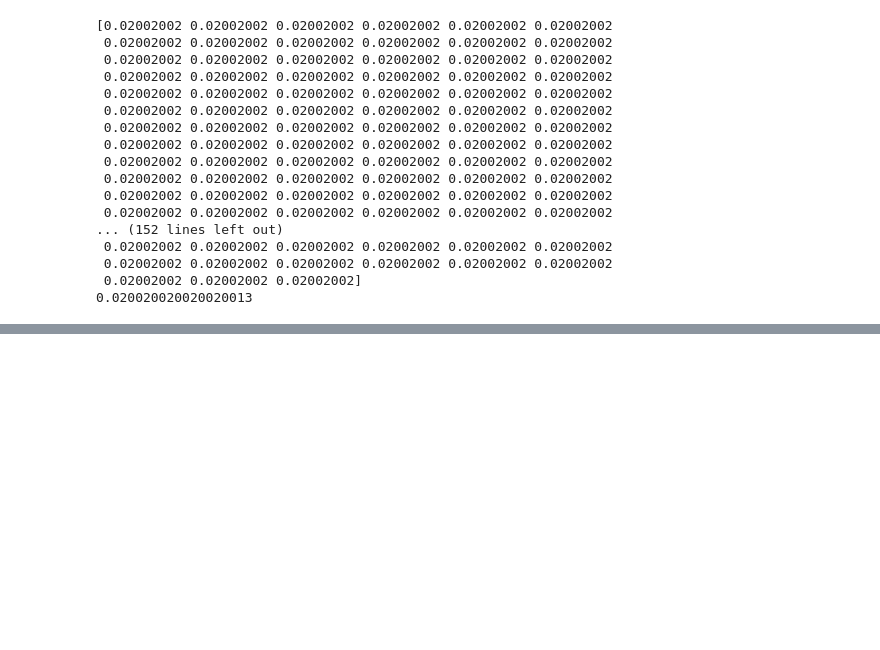
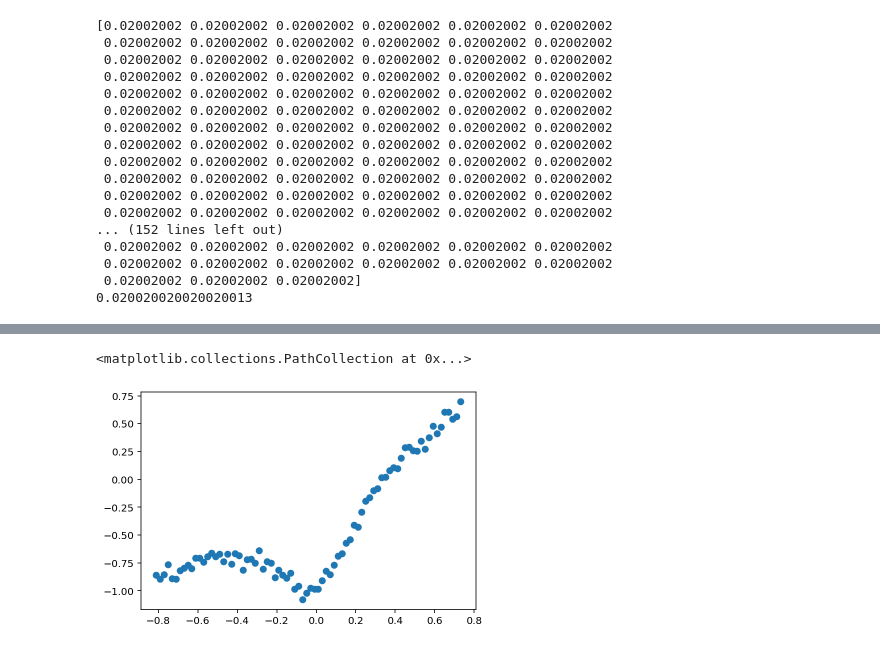
Before and after one commit to BoiseStatePlanetary/muldoon, a Jupyter notebook: examples/Making Muldoon.ipynb, the cells around one changed output, grey strips where cells are left out. Saved outputs shown, nothing was run; the diff lists cells and outputs as text; code cells hidden in the pictures; blank space fills up the shorter version.

```diff
--- a/examples/Making Muldoon.ipynb
+++ b/examples/Making Muldoon.ipynb
@@ -129,3 +146,8 @@ plt.scatter(mt.vortices[0]["time"], mt.vortices[0]["pressure"])
+# %%
+plt.scatter(vortices[0]["time"], vortices[0]["pressure"])
+# %% [output]
+<matplotlib.collections.PathCollection at 0x...>
+[figure, added]
 # %%
 mt.make_conditioned_data_figure();
 # %% [output]
```
Also changed, not shown: parts of 8 cells of this notebook, 3 other files.
